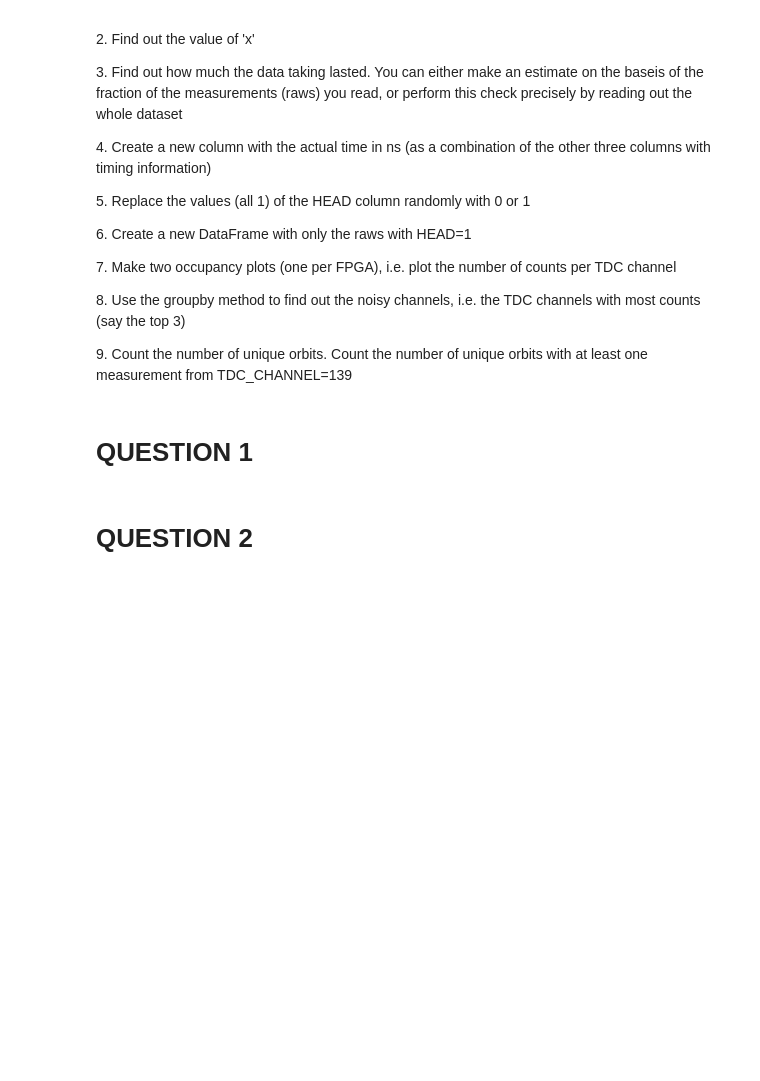
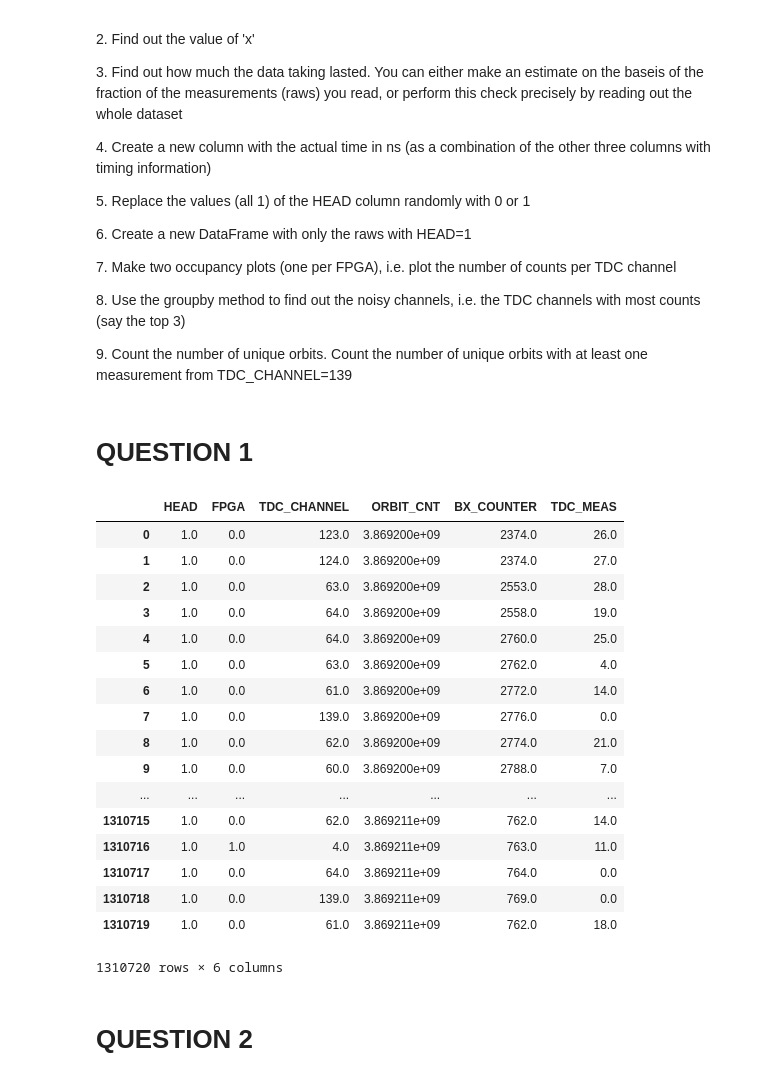
Before and after one commit to albchim/LaboratoryOfComputationalPhysics, a Jupyter notebook: 05ex_Pandas.ipynb, the cells around one changed output. Drawn from its saved outputs; the diff is of its cells as text; code cells hidden in the pictures; blank space fills up the shorter version.

```diff
--- a/05ex_Pandas.ipynb
+++ b/05ex_Pandas.ipynb
@@ -27,16 +27,35 @@ import datetime as dt
 # %% [markdown]
 # QUESTION 1
 # %%
-filename= "/Users/albertochimenti/data/data_000637.txt"
+filename= "/Users/chime/data/data_000637.txt"
 ##Full reading
 Data = np.genfromtxt(filename, dtype='float64', delimiter=',', skip_header=1)
 
 ##Reading N rows
 #N=10000
 #Data = np.genfromtxt(filename, delimiter=',', skip_header=1, max_rows=N)
 
 df = pd.DataFrame(Data, index=np.arange(len(Data)), columns=['HEAD','FPGA','TDC_CHANNEL','ORBIT_CNT','BX_COUNTER', 'TDC_MEAS'])
-#df
+df
+# %% [output]
+|  | HEAD | FPGA | TDC_CHANNEL | ORBIT_CNT | BX_COUNTER | TDC_MEAS |
+| 0 | 1.0 | 0.0 | 123.0 | 3.869200e+09 | 2374.0 | 26.0 |
+| 1 | 1.0 | 0.0 | 124.0 | 3.869200e+09 | 2374.0 | 27.0 |
+| 2 | 1.0 | 0.0 | 63.0 | 3.869200e+09 | 2553.0 | 28.0 |
+| 3 | 1.0 | 0.0 | 64.0 | 3.869200e+09 | 2558.0 | 19.0 |
+| 4 | 1.0 | 0.0 | 64.0 | 3.869200e+09 | 2760.0 | 25.0 |
+| 5 | 1.0 | 0.0 | 63.0 | 3.869200e+09 | 2762.0 | 4.0 |
+| 6 | 1.0 | 0.0 | 61.0 | 3.869200e+09 | 2772.0 | 14.0 |
+| 7 | 1.0 | 0.0 | 139.0 | 3.869200e+09 | 2776.0 | 0.0 |
+| 8 | 1.0 | 0.0 | 62.0 | 3.869200e+09 | 2774.0 | 21.0 |
+| 9 | 1.0 | 0.0 | 60.0 | 3.869200e+09 | 2788.0 | 7.0 |
+| ... | ... | ... | ... | ... | ... | ... |
+| 1310715 | 1.0 | 0.0 | 62.0 | 3.869211e+09 | 762.0 | 14.0 |
+| 1310716 | 1.0 | 1.0 | 4.0 | 3.869211e+09 | 763.0 | 11.0 |
+| 1310717 | 1.0 | 0.0 | 64.0 | 3.869211e+09 | 764.0 | 0.0 |
+| 1310718 | 1.0 | 0.0 | 139.0 | 3.869211e+09 | 769.0 | 0.0 |
+| 1310719 | 1.0 | 0.0 | 61.0 | 3.869211e+09 | 762.0 | 18.0 |
+1310720 rows × 6 columns
 # %% [markdown]
 # QUESTION 2
 # %%
```
Also changed, not shown: parts of 3 cells of this notebook, 1 other file.
